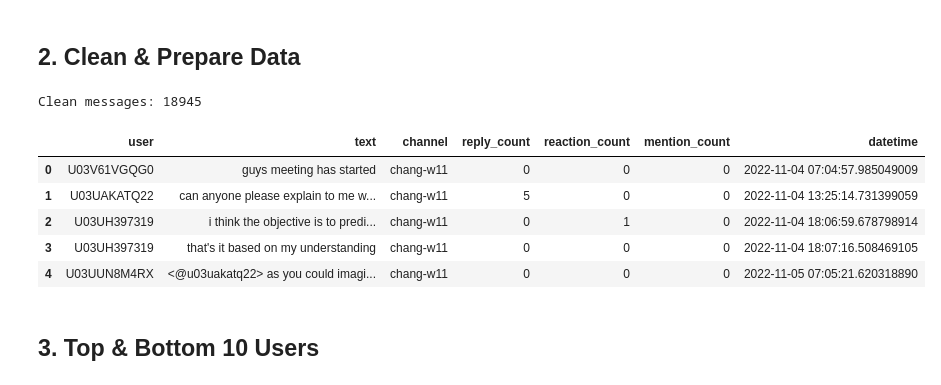
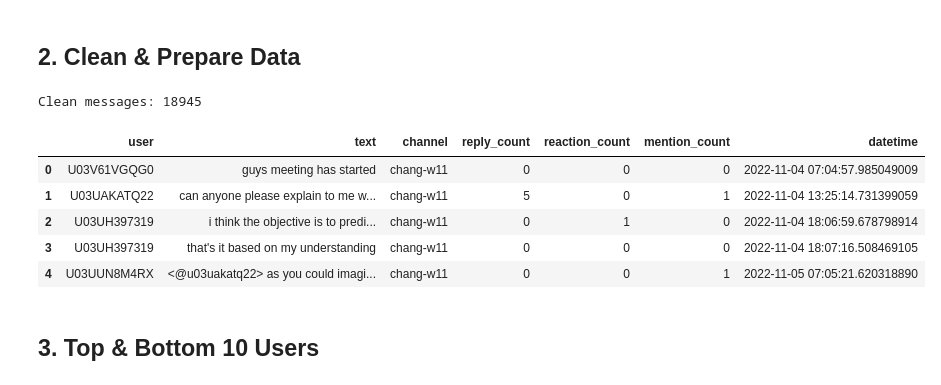
Before and after one commit to BTSM10/Gebeya-Tech-v2, a Jupyter notebook: notebooks/parse_slack_data.ipynb, the cells around one changed output. Drawn from its saved outputs; the diff is of its cells as text; code cells hidden in the pictures.

```diff
--- a/notebooks/parse_slack_data.ipynb
+++ b/notebooks/parse_slack_data.ipynb
@@ -42,34 +41,35 @@ Columns: ['client_msg_id', 'type', 'text', 'user', 'ts', 'blocks', 'team', 'user
 # %%
 # Keep only real messages (drop channel join/leave events)
 df = df[df['type'] == 'message'].copy()
 df = df[df['subtype'].isna()].copy() if 'subtype' in df.columns else df
 
 # Fill missing counts with 0
 df['reply_count'] = pd.to_numeric(df.get('reply_count', 0), errors='coerce').fillna(0).astype(int)
 
 # Count total reactions per message
 df['reaction_count'] = df['reactions'].apply(
     lambda r: sum(x['count'] for x in r) if isinstance(r, list) else 0
 )
 
 # Count mentions (<@USERID> pattern) in message text
+# Slack stores user IDs in lowercase in message text (e.g. <@u03uakatq22>)
 df['mention_count'] = df['text'].apply(
-    lambda t: len(re.findall(r'<@[A-Z0-9]+>', str(t)))
+    lambda t: len(re.findall(r'<@[A-Za-z0-9]+>', str(t)))
 )
 
 # Add time columns
 df = add_time_columns(df)
 
 print('Clean messages:', len(df))
 df[['user', 'text', 'channel', 'reply_count', 'reaction_count', 'mention_count', 'datetime']].head()
 # %% [output]
 Clean messages: 18945
 |  | user | text | channel | reply_count | reaction_count | mention_count | datetime |
 | 0 | U03V61VGQG0 | guys meeting has started | chang-w11 | 0 | 0 | 0 | 2022-11-04 07:04:57.985049009 |
-| 1 | U03UAKATQ22 | can anyone please explain to me w... | chang-w11 | 5 | 0 | 0 | 2022-11-04 13:25:14.731399059 |
+| 1 | U03UAKATQ22 | can anyone please explain to me w... | chang-w11 | 5 | 0 | 1 | 2022-11-04 13:25:14.731399059 |
 | 2 | U03UH397319 | i think the objective is to predi... | chang-w11 | 0 | 1 | 0 | 2022-11-04 18:06:59.678798914 |
 | 3 | U03UH397319 | that's it based on my understanding | chang-w11 | 0 | 0 | 0 | 2022-11-04 18:07:16.508469105 |
-| 4 | U03UUN8M4RX | <@u03uakatq22> as you could imagi... | chang-w11 | 0 | 0 | 0 | 2022-11-05 07:05:21.620318890 |
+| 4 | U03UUN8M4RX | <@u03uakatq22> as you could imagi... | chang-w11 | 0 | 0 | 1 | 2022-11-05 07:05:21.620318890 |
 # %% [markdown]
 ## 3. Top & Bottom 10 Users
 # %%
```
Also changed, not shown: parts of 3 cells of this notebook, 4 other files.
